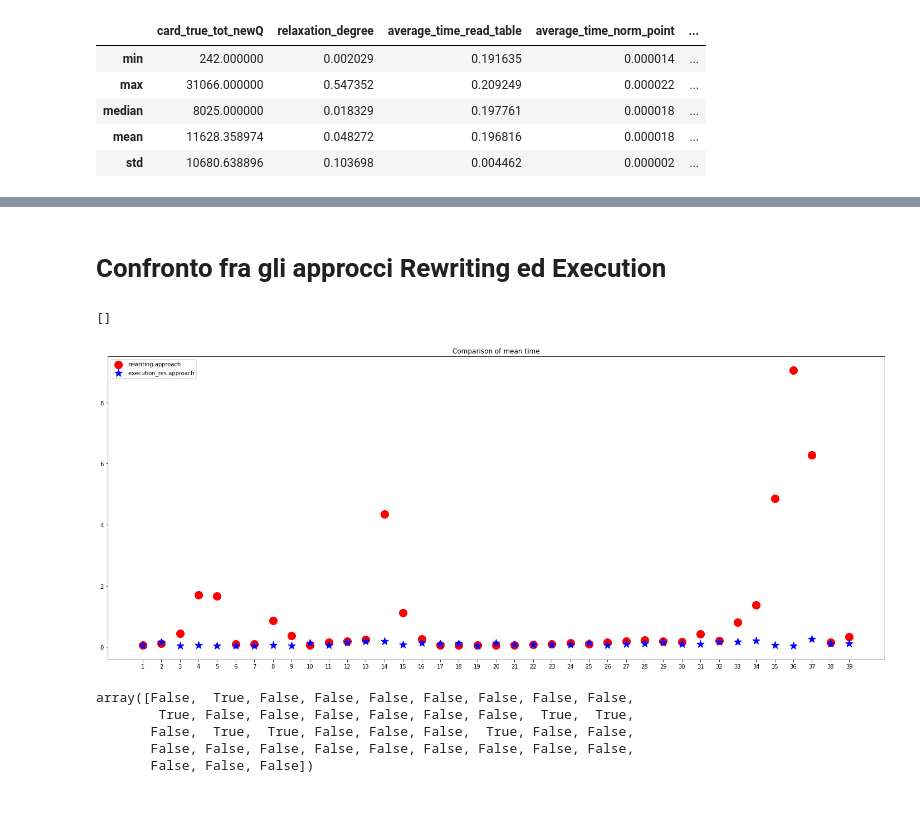
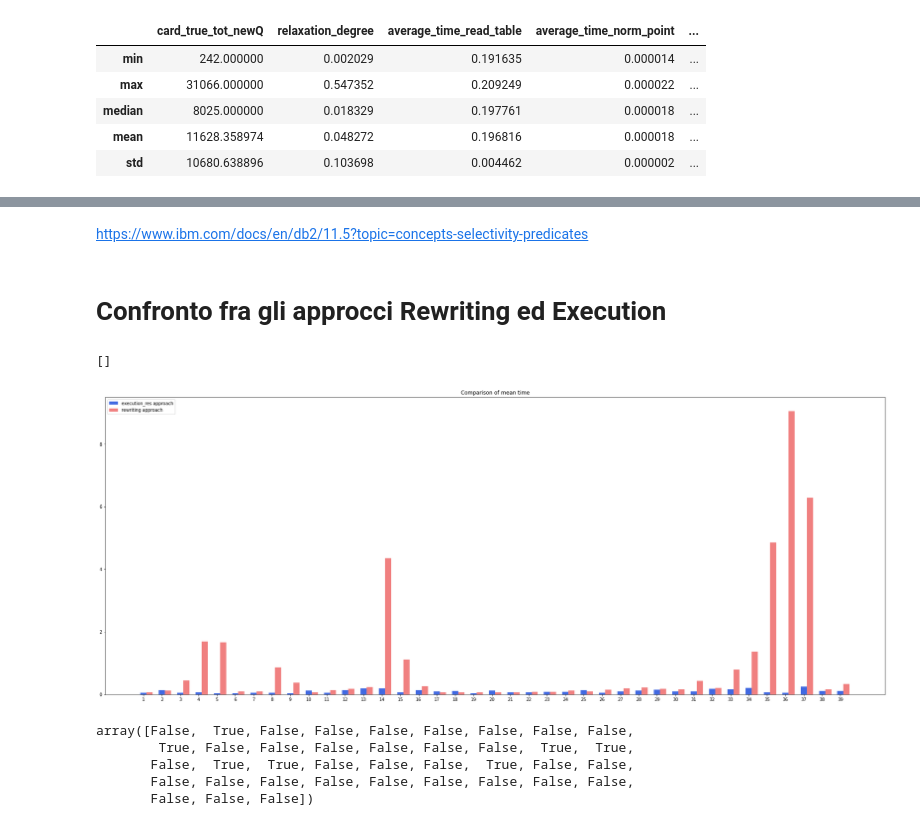
Before and after one commit to Nicogs43/KNN_coverage_constraint_query, a Jupyter notebook: Analysis_df_.ipynb, the cells around one changed output, grey strips where cells are left out. Cells and saved outputs as stored; diff of their text form; code cells hidden in the pictures.

```diff
--- a/Analysis_df_.ipynb
+++ b/Analysis_df_.ipynb
@@ -149,15 +183,19 @@ execution_res_df.agg({
+# %% [markdown]
+https://www.ibm.com/docs/en/db2/11.5?topic=concepts-selectivity-predicates
 # %% [markdown]
 # Confronto fra gli approcci Rewriting ed Execution
 # %%
-plt.scatter(rewriting_df['id'],rewriting_df['qcut_mean_summed_time'],color='red',label ='rewriting approach',s=200)
-plt.scatter(execution_res_df['id'],execution_res_df['average_time_execution'],color='blue',label='execution_res approach',s=200,marker='*')
+width = np.min(np.diff(range(len(execution_res_df["id"]))))/3
+plt.bar(execution_res_df['id'], execution_res_df['average_time_execution'], width, color='royalblue', label='execution_res approach')
+plt.bar(rewriting_df['id']+width, rewriting_df['qcut_mean_summed_time'], width, color='lightcoral', label ='rewriting approach')
 plt.xticks(rewriting_df['id'])
 plt.title("Comparison of mean time")
 plt.legend(loc = 'upper left')
+plt.tight_layout(pad=0.4, w_pad=0.5, h_pad=1.0)
 plt.plot()
 # %% [output]
 []
-[figure, old version]
+[figure, new version]
 # %%
 np.where(rewriting_df['qcut_mean_summed_time']<execution_res_df['average_time_execution'],True,False)
 # %% [output]
```
Also changed, not shown: parts of 21 cells of this notebook.
